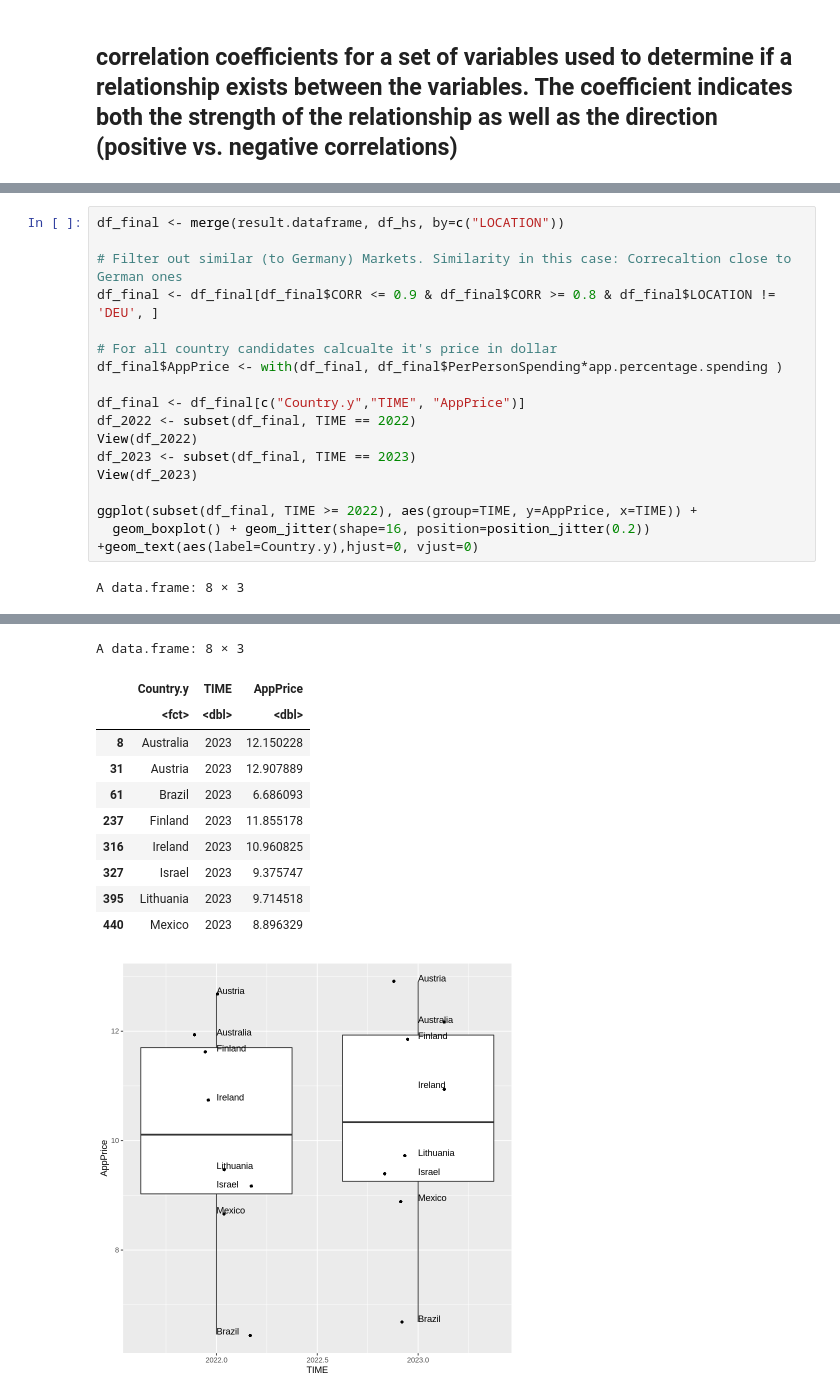
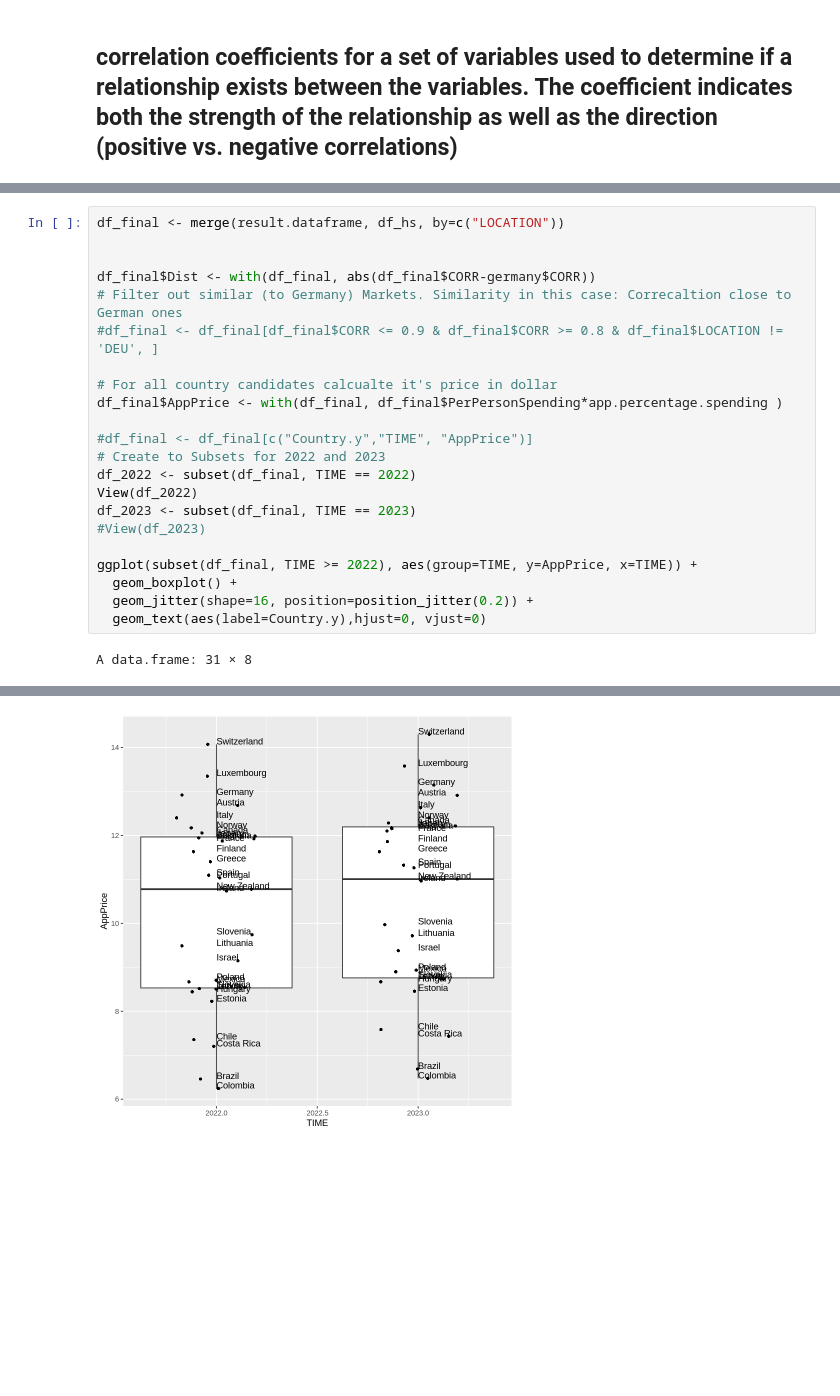
Before and after one commit to patdring/NewAppMarkets, a Jupyter notebook: CS_Fallstudie.ipynb, the cells around one changed output, grey strips where cells are left out. Saved outputs shown, nothing was run; the diff lists cells and outputs as text; blank space fills up the shorter version.

Commit message:
Intro. min. dist. concept

```diff
--- a/CS_Fallstudie.ipynb
+++ b/CS_Fallstudie.ipynb
@@ -454,19 +454,24 @@ View(app.percentage.spending)
 # %%
 df_final <- merge(result.dataframe, df_hs, by=c("LOCATION"))
 
+
+df_final$Dist <- with(df_final, abs(df_final$CORR-germany$CORR))
 # Filter out similar (to Germany) Markets. Similarity in this case: Correcaltion close to German ones
-df_final <- df_final[df_final$CORR <= 0.9 & df_final$CORR >= 0.8 & df_final$LOCATION != 'DEU', ]
+#df_final <- df_final[df_final$CORR <= 0.9 & df_final$CORR >= 0.8 & df_final$LOCATION != 'DEU', ]
 
 # For all country candidates calcualte it's price in dollar
 df_final$AppPrice <- with(df_final, df_final$PerPersonSpending*app.percentage.spending )
 
-df_final <- df_final[c("Country.y","TIME", "AppPrice")]
+#df_final <- df_final[c("Country.y","TIME", "AppPrice")]
+# Create to Subsets for 2022 and 2023
 df_2022 <- subset(df_final, TIME == 2022)
 View(df_2022)
 df_2023 <- subset(df_final, TIME == 2023)
-View(df_2023)
+#View(df_2023)
 
 ggplot(subset(df_final, TIME >= 2022), aes(group=TIME, y=AppPrice, x=TIME)) +
-  geom_boxplot() + geom_jitter(shape=16, position=position_jitter(0.2)) +geom_text(aes(label=Country.y),hjust=0, vjust=0)
+  geom_boxplot() +
+  geom_jitter(shape=16, position=position_jitter(0.2)) +
+  geom_text(aes(label=Country.y),hjust=0, vjust=0)
 # %% [output]
-A data.frame: 8 × 3
+A data.frame: 31 × 8
@@ -483,12 +496 @@ A data.frame: 8 × 3
-A data.frame: 8 × 3
-|  | Country.y | TIME | AppPrice |
-|  | <fct> | <dbl> | <dbl> |
-| 8 | Australia | 2023 | 12.150228 |
-| 31 | Austria | 2023 | 12.907889 |
-| 61 | Brazil | 2023 | 6.686093 |
-| 237 | Finland | 2023 | 11.855178 |
-| 316 | Ireland | 2023 | 10.960825 |
-| 327 | Israel | 2023 | 9.375747 |
-| 395 | Lithuania | 2023 | 9.714518 |
-| 440 | Mexico | 2023 | 8.896329 |
-[figure, old version]
+[figure, new version]
```
Also changed, not shown: parts of 2 cells of this notebook.
